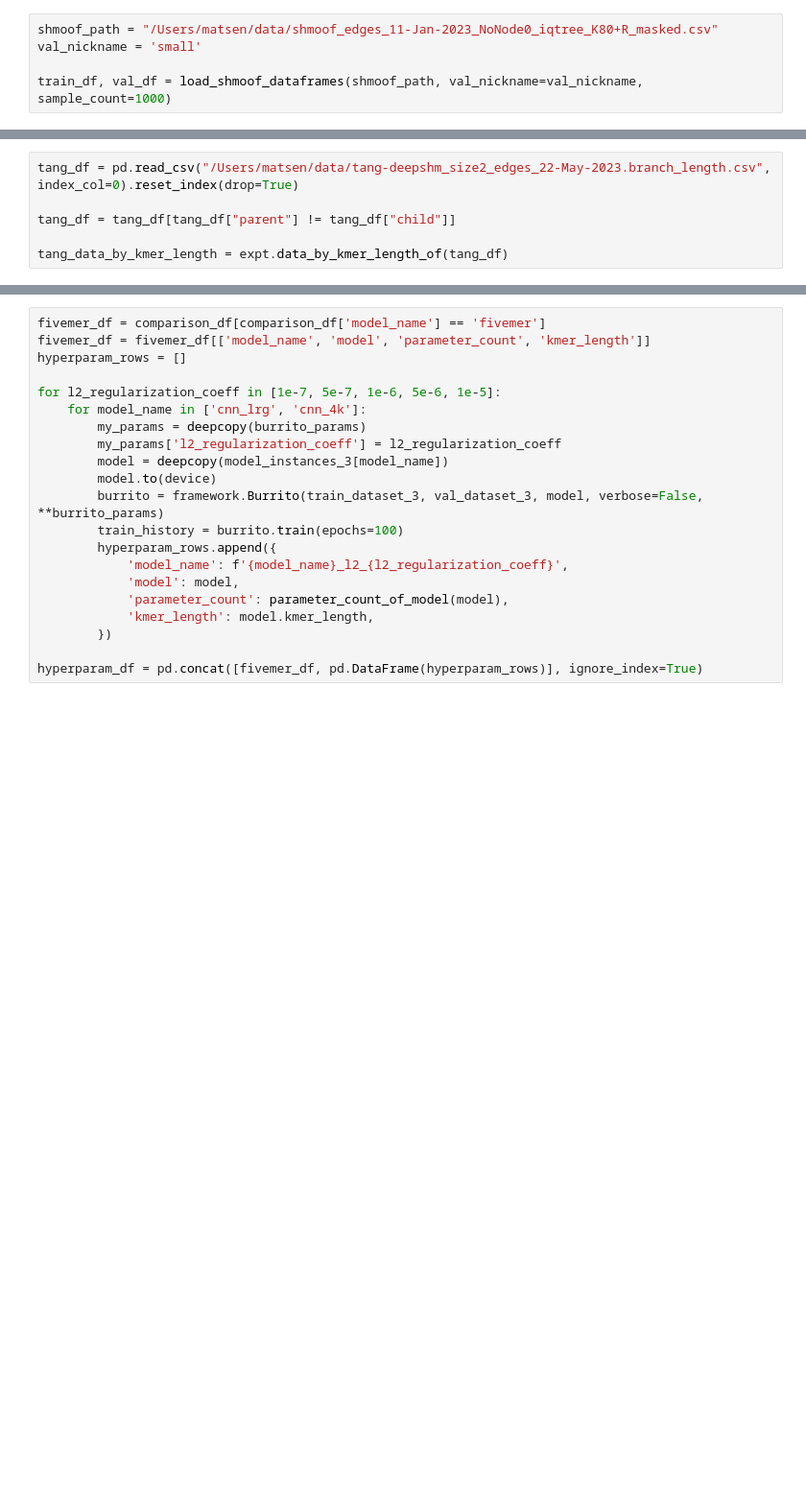
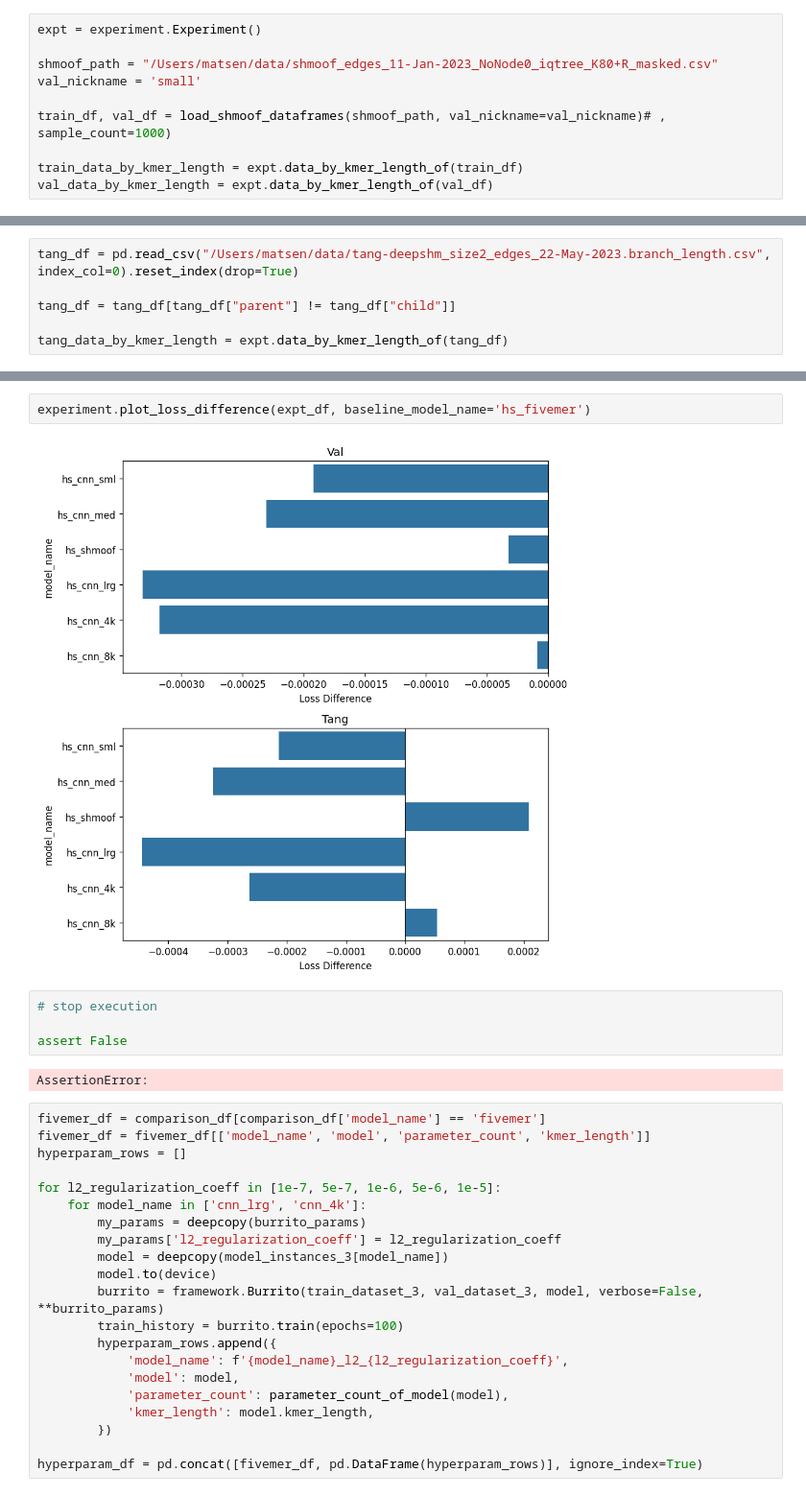
Before and after one commit to matsengrp/thrifty-experiments-1, a Jupyter notebook: notebooks/train_and_test.ipynb, the cells around one changed output, grey strips where cells are left out. Shown at 96% size. Saved outputs shown, nothing was run; the diff lists cells and outputs as text; blank space fills up the shorter version.

Commit message:
refactoring train_and_test

```diff
--- a/notebooks/train_and_test.ipynb
+++ b/notebooks/train_and_test.ipynb
@@ -19,5 +15,10 @@ Using Metal Performance Shaders
 # %%
+expt = experiment.Experiment()
+
 shmoof_path = "/Users/matsen/data/shmoof_edges_11-Jan-2023_NoNode0_iqtree_K80+R_masked.csv"
 val_nickname = 'small'
 
-train_df, val_df = load_shmoof_dataframes(shmoof_path, val_nickname=val_nickname, sample_count=1000)
+train_df, val_df = load_shmoof_dataframes(shmoof_path, val_nickname=val_nickname)# , sample_count=1000)
+
+train_data_by_kmer_length = expt.data_by_kmer_length_of(train_df)
+val_data_by_kmer_length = expt.data_by_kmer_length_of(val_df)
@@ -121,3 +75,13 @@ plot_comparison(comparison_df)
+# %%
+experiment.plot_loss_difference(expt_df, baseline_model_name='hs_fivemer')
+# %% [output]
+[figure, added]
+# %%
+# stop execution
+
+assert False
+# %% [output]
+AssertionError:
 # %%
 fivemer_df = comparison_df[comparison_df['model_name'] == 'fivemer']
 fivemer_df = fivemer_df[['model_name', 'model', 'parameter_count', 'kmer_length']]
```
Also changed, not shown: parts of 11 cells of this notebook.
